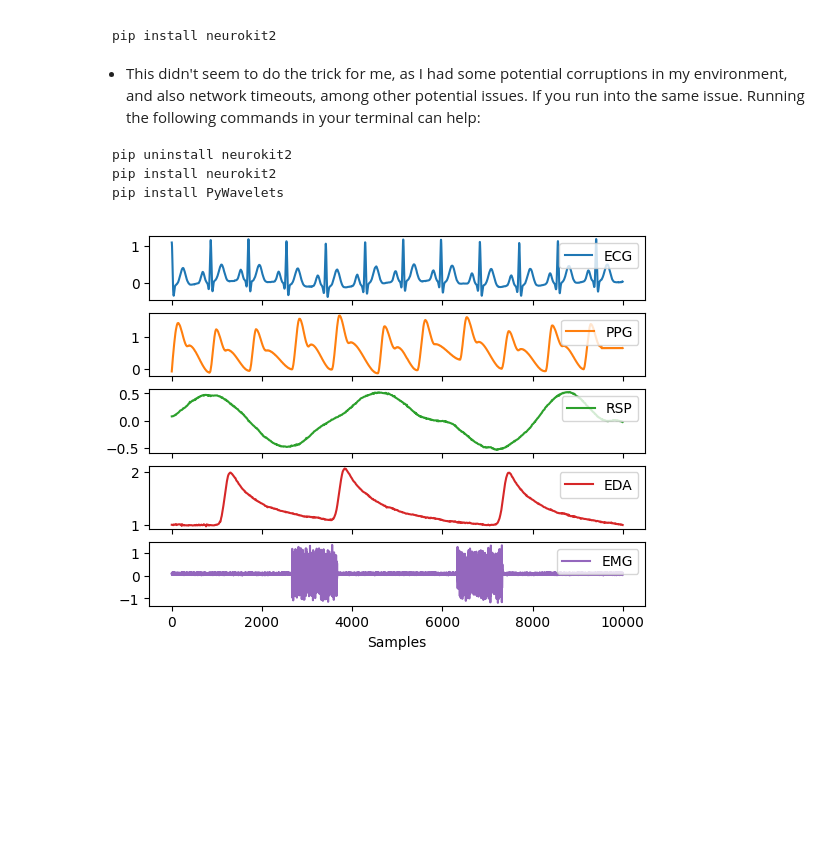
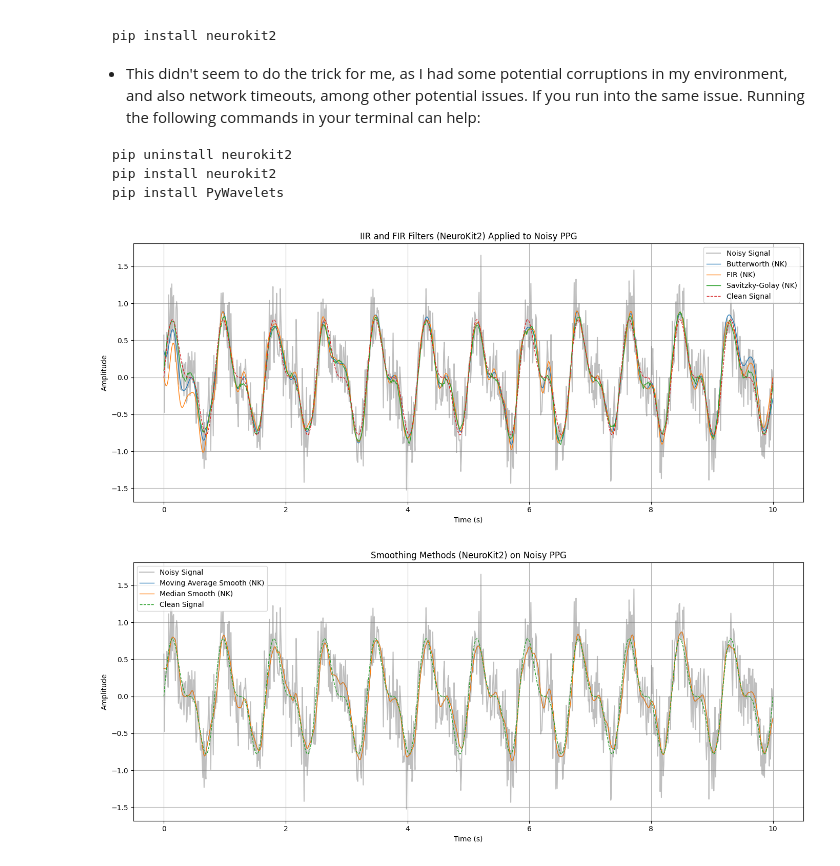
Before and after one commit to Showmick119/Benchmarking-Signal-Processing-Packages, a Jupyter notebook: neurokit_test.ipynb, the cells around one changed output. Drawn from its saved outputs; the diff is of its cells as text; code cells hidden in the pictures; blank space fills up the shorter version.

Commit message:
Use IIR and FIR filtering algorithms on Neurokit2

```diff
--- a/neurokit_test.ipynb
+++ b/neurokit_test.ipynb
@@ -21,19 +15,57 @@ results = nk.bio_analyze(processed_data, sampling_rate=100)
 # %%
+# PPG Signal Filtering: FIR vs IIR Filter Comparison using NeuroKit2
 import numpy as np
+import matplotlib.pyplot as plt
 import pandas as pd
-import neurokit2 as nk
+from sklearn.metrics import mean_squared_error
 
-ecg = nk.ecg_simulate(duration=10, heart_rate=70)
-ppg = nk.ppg_simulate(duration=10, heart_rate=70)
-rsp = nk.rsp_simulate(duration=10, respiratory_rate=15)
-eda = nk.eda_simulate(duration=10, scr_number=3)
-emg = nk.emg_simulate(duration=10, burst_number=2)
+# Sampling rate and time axis
+fs = 100
+T = 10  # seconds
+t = np.linspace(0, T, fs * T)
 
-data = pd.DataFrame({"ECG": ecg,
-                     "PPG": ppg,
-                     "RSP": rsp,
-                     "EDA": eda,
-                     "EMG": emg})
-nk.signal_plot(data, subplots=True)
+# Clean synthetic PPG signal
+ppg_clean = 0.6 * np.sin(2 * np.pi * 1.2 * t) + 0.3 * np.sin(2 * np.pi * 2.4 * t)
+noise = 0.3 * np.random.randn(len(t))
+ppg_noisy = ppg_clean + noise
+
+# Apply NeuroKit2 filters (uses bandpass filtering internally)
+ppg_butter = nk.signal_filter(ppg_noisy, sampling_rate=fs, lowcut=0.5, highcut=5, method='butterworth')
+ppg_fir = nk.signal_filter(ppg_noisy, sampling_rate=fs, lowcut=0.5, highcut=5, method='fir')
+ppg_savgol = nk.signal_filter(ppg_noisy, sampling_rate=fs, method='savgol')
+
+# Smoothing with NeuroKit2
+ppg_smooth = nk.signal_smooth(ppg_noisy, method='moving_average')  # No window size allowed explicitly
+ppg_median = nk.signal_smooth(ppg_noisy, method='median')  # Same here
+
+# Plotting IIR and FIR Filters (Grouped)
+plt.figure(figsize=(14, 6))
+plt.plot(t, ppg_noisy, label='Noisy Signal', color='gray', alpha=0.5)
+plt.plot(t, ppg_butter, label='Butterworth (NK)', linewidth=1)
+plt.plot(t, ppg_fir, label='FIR (NK)', linewidth=1)
+plt.plot(t, ppg_savgol, label='Savitzky-Golay (NK)', linewidth=1)
+plt.plot(t, ppg_clean, label='Clean Signal', linestyle='--', linewidth=1)
+plt.legend()
+plt.title('IIR and FIR Filters (NeuroKit2) Applied to Noisy PPG')
+plt.xlabel('Time (s)')
+plt.ylabel('Amplitude')
+plt.grid(True)
+plt.tight_layout()
+plt.show()
+
+# Plotting NeuroKit2 Smoothing Techniques
+plt.figure(figsize=(14, 6))
+plt.plot(t, ppg_noisy, label='Noisy Signal', color='gray', alpha=0.5)
+plt.plot(t, ppg_smooth, label='Moving Average Smooth (NK)', linewidth=1)
+plt.plot(t, ppg_median, label='Median Smooth (NK)', linewidth=1)
+plt.plot(t, ppg_clean, label='Clean Signal', linestyle='--', linewidth=1)
+plt.legend()
+plt.title('Smoothing Methods (NeuroKit2) on Noisy PPG')
+plt.xlabel('Time (s)')
+plt.ylabel('Amplitude')
+plt.grid(True)
+plt.tight_layout()
+plt.show()
 # %% [output]
-[figure, old version]
+[figure, new version]
+[figure, added]
```
Also changed, not shown: parts of 1 cell of this notebook.
